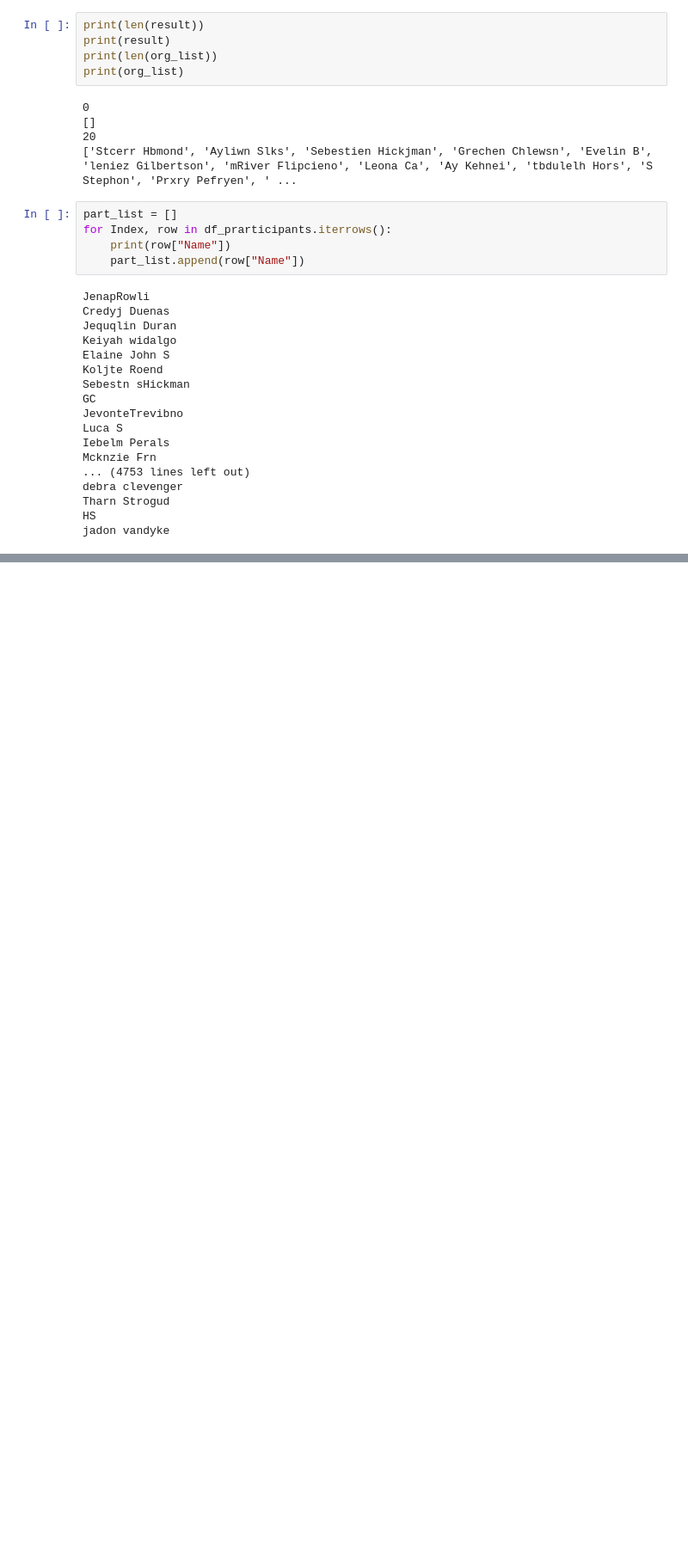
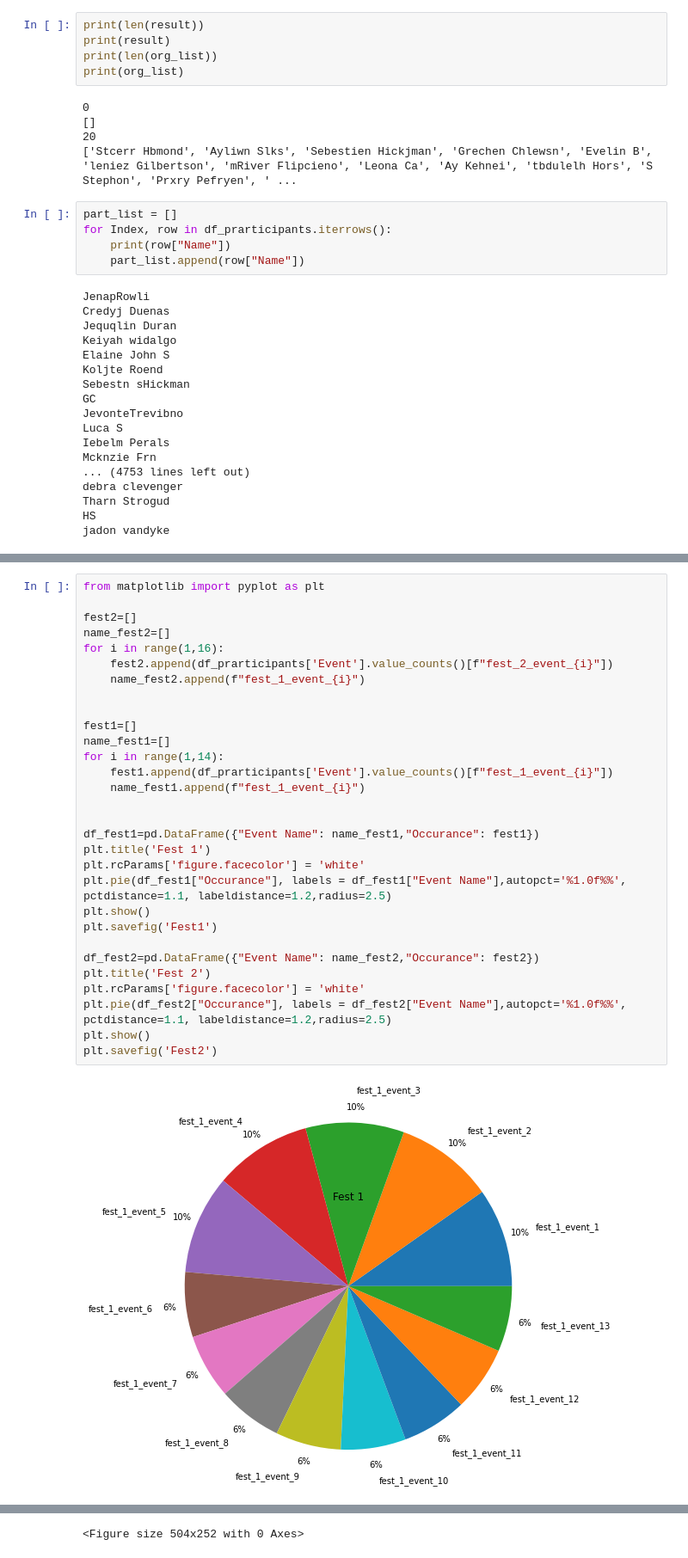
Before and after one commit to Baka-14/MindGraph-Hackathon, a Jupyter notebook: testing.ipynb, the cells around one changed output, grey strips where cells are left out. Shown at 86% size. Saved outputs shown, nothing was run; the diff lists cells and outputs as text; blank space fills up the shorter version.

Commit message:
Data Analysis

```diff
--- a/testing.ipynb
+++ b/testing.ipynb
@@ -246,0 +278,32 @@ jadon vandyke
+# %%
+from matplotlib import pyplot as plt
+
+fest2=[]
+name_fest2=[]
+for i in range(1,16):
+    fest2.append(df_prarticipants['Event'].value_counts()[f"fest_2_event_{i}"])
+    name_fest2.append(f"fest_1_event_{i}")
+
+
+fest1=[]
+name_fest1=[]
+for i in range(1,14):
+    fest1.append(df_prarticipants['Event'].value_counts()[f"fest_1_event_{i}"])
+    name_fest1.append(f"fest_1_event_{i}")
+
+
+df_fest1=pd.DataFrame({"Event Name": name_fest1,"Occurance": fest1})
+plt.title('Fest 1')
+plt.rcParams['figure.facecolor'] = 'white'
+plt.pie(df_fest1["Occurance"], labels = df_fest1["Event Name"],autopct='%1.0f%%', pctdistance=1.1, labeldistance=1.2,radius=2.5)
+plt.show()
+plt.savefig('Fest1')
+
+df_fest2=pd.DataFrame({"Event Name": name_fest2,"Occurance": fest2})
+plt.title('Fest 2')
+plt.rcParams['figure.facecolor'] = 'white'
+plt.pie(df_fest2["Occurance"], labels = df_fest2["Event Name"],autopct='%1.0f%%', pctdistance=1.1, labeldistance=1.2,radius=2.5)
+plt.show()
+plt.savefig('Fest2')
+# %% [output]
+[figure, added]
@@ -246,0 +311 @@ jadon vandyke
+<Figure size 504x252 with 0 Axes>
```
Also changed, not shown: parts of 10 cells of this notebook, 6 other files.
